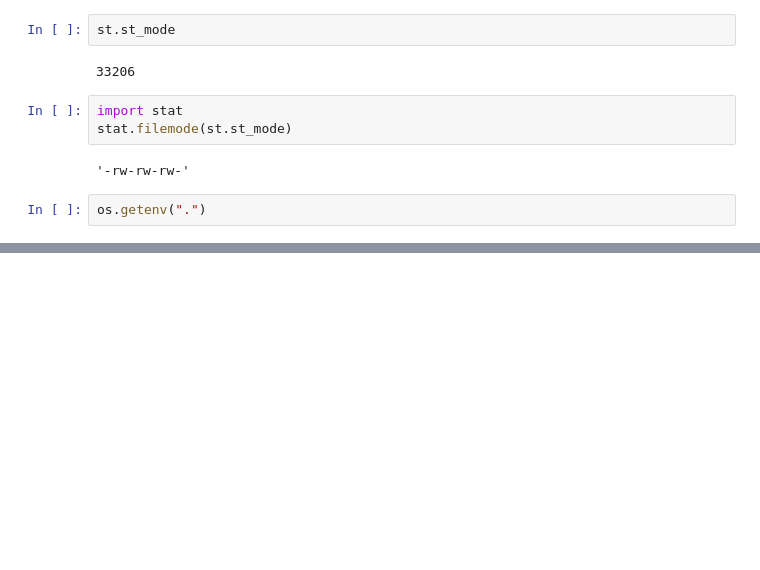
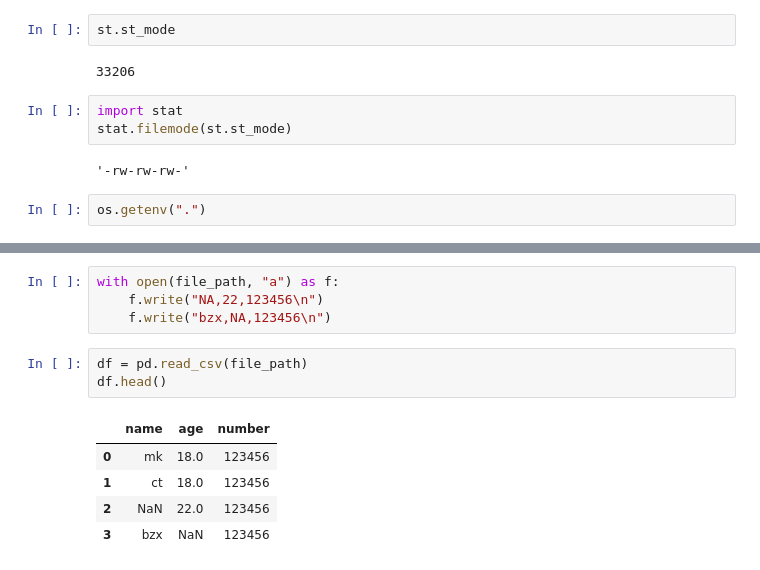
Before and after one commit to Alive-mk/DP, a Jupyter notebook: codes/data preprocessing.ipynb, the cells around one changed output, grey strips where cells are left out. Saved outputs shown, nothing was run; the diff lists cells and outputs as text; blank space fills up the shorter version.

```diff
--- a/codes/data preprocessing.ipynb
+++ b/codes/data preprocessing.ipynb
@@ -90,0 +197,13 @@ os.getenv(".")
+# %%
+with open(file_path, "a") as f:
+    f.write("NA,22,123456\n")
+    f.write("bzx,NA,123456\n")
+# %%
+df = pd.read_csv(file_path)
+df.head()
+# %% [output]
+|  | name | age | number |
+| 0 | mk | 18.0 | 123456 |
+| 1 | ct | 18.0 | 123456 |
+| 2 | NaN | 22.0 | 123456 |
+| 3 | bzx | NaN | 123456 |
```
Also changed, not shown: parts of 18 cells of this notebook, 2 other files.
